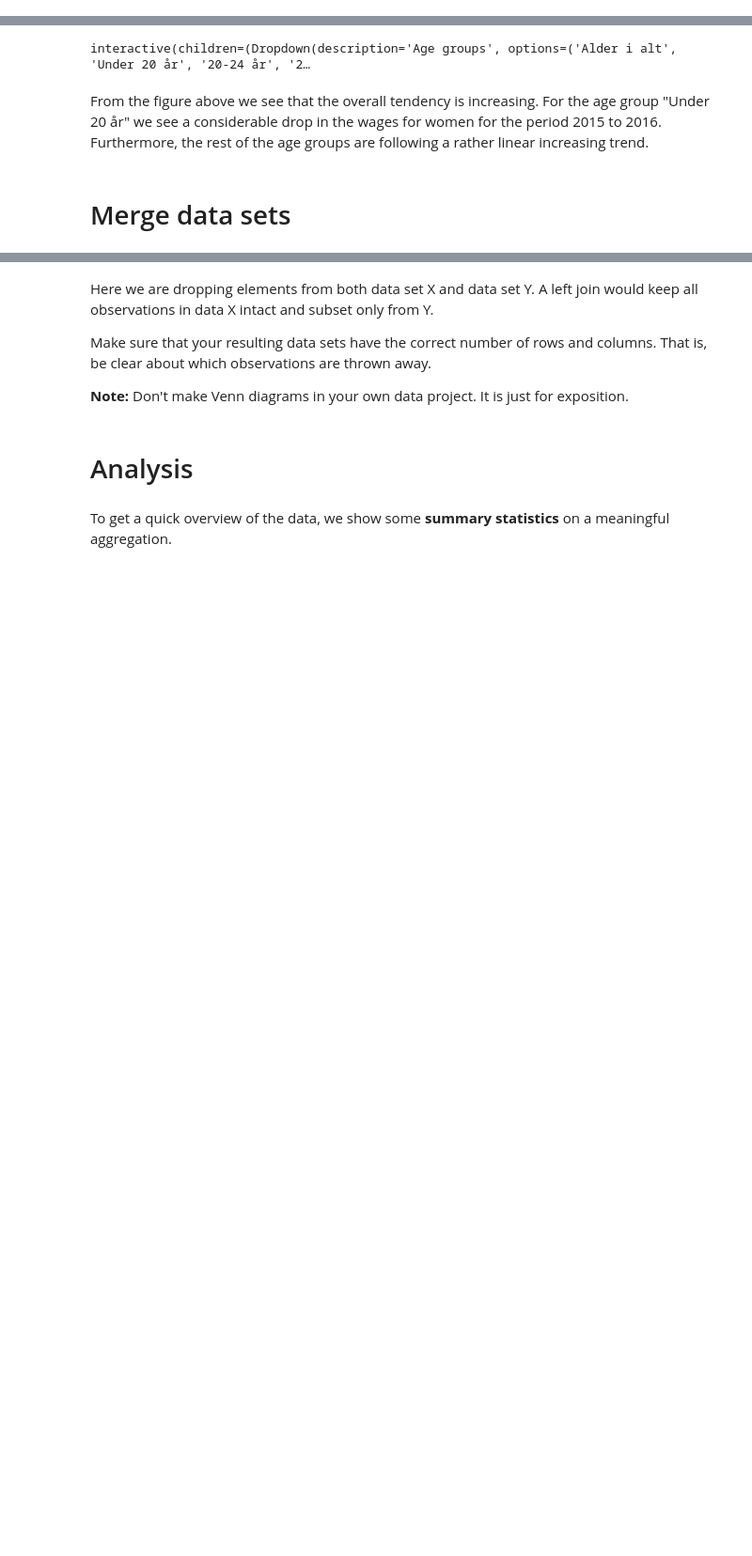
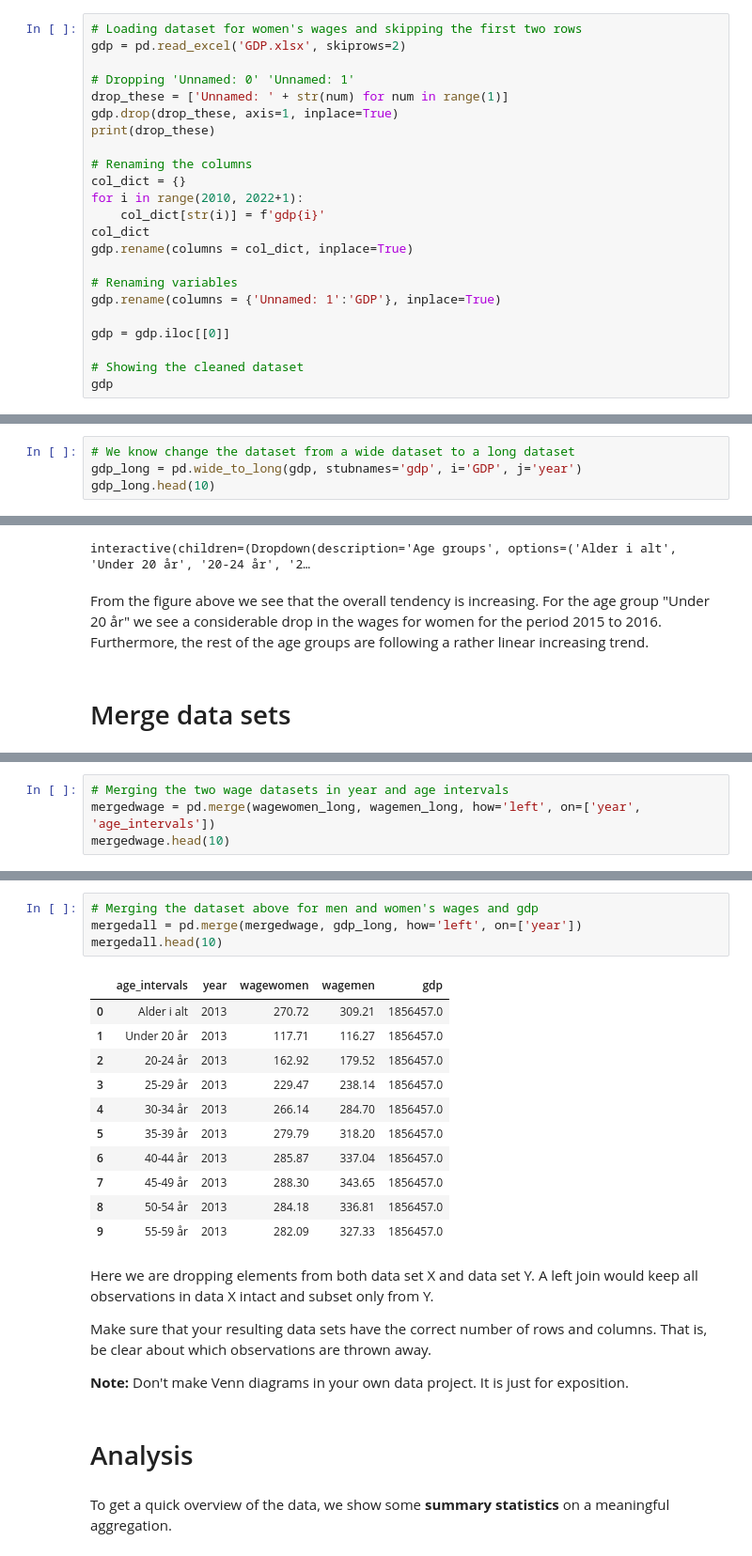
Before and after one commit to NumEconCopenhagen/projects-2023-julie-ida-ida, a Jupyter notebook: dataproject/dataproject.ipynb, the cells around one changed output, grey strips where cells are left out. Shown: that part at 94% size. Saved outputs shown, nothing was run; the diff lists cells and outputs as text; blank space fills up the shorter version.

```diff
--- a/dataproject/dataproject.ipynb
+++ b/dataproject/dataproject.ipynb
@@ -144,3 +145,26 @@ wagewomen_long.head(10)
 | 45-49 år | 2013 | 288.30 |
 | 50-54 år | 2013 | 284.18 |
 | 55-59 år | 2013 | 282.09 |
+# %%
+# Loading dataset for women's wages and skipping the first two rows
+gdp = pd.read_excel('GDP.xlsx', skiprows=2)
+
+# Dropping 'Unnamed: 0' 'Unnamed: 1'
+drop_these = ['Unnamed: ' + str(num) for num in range(1)]
+gdp.drop(drop_these, axis=1, inplace=True)
+print(drop_these)
+
+# Renaming the columns
+col_dict = {}
+for i in range(2010, 2022+1):
+    col_dict[str(i)] = f'gdp{i}'
+col_dict
+gdp.rename(columns = col_dict, inplace=True)
+
+# Renaming variables
+gdp.rename(columns = {'Unnamed: 1':'GDP'}, inplace=True)
+
+gdp = gdp.iloc[[0]]
+
+# Showing the cleaned dataset
+gdp
@@ -146,0 +175,4 @@ wagewomen_long.head(10)
+# %%
+# We know change the dataset from a wide dataset to a long dataset
+gdp_long = pd.wide_to_long(gdp, stubnames='gdp', i='GDP', j='year')
+gdp_long.head(10)
@@ -222,0 +268,4 @@ Now you create combinations of your loaded data sets. Remember the illustration
+# %%
+# Merging the two wage datasets in year and age intervals
+mergedwage = pd.merge(wagewomen_long, wagemen_long, how='left', on=['year', 'age_intervals'])
+mergedwage.head(10)
@@ -230,3 +302,19 @@ plt.show()
+# %%
+# Merging the dataset above for men and women's wages and gdp
+mergedall = pd.merge(mergedwage, gdp_long, how='left', on=['year'])
+mergedall.head(10)
+# %% [output]
+|  | age_intervals | year | wagewomen | wagemen | gdp |
+| 0 | Alder i alt | 2013 | 270.72 | 309.21 | 1856457.0 |
+| 1 | Under 20 år | 2013 | 117.71 | 116.27 | 1856457.0 |
+| 2 | 20-24 år | 2013 | 162.92 | 179.52 | 1856457.0 |
+| 3 | 25-29 år | 2013 | 229.47 | 238.14 | 1856457.0 |
+| 4 | 30-34 år | 2013 | 266.14 | 284.70 | 1856457.0 |
+| 5 | 35-39 år | 2013 | 279.79 | 318.20 | 1856457.0 |
+| 6 | 40-44 år | 2013 | 285.87 | 337.04 | 1856457.0 |
+| 7 | 45-49 år | 2013 | 288.30 | 343.65 | 1856457.0 |
+| 8 | 50-54 år | 2013 | 284.18 | 336.81 | 1856457.0 |
+| 9 | 55-59 år | 2013 | 282.09 | 327.33 | 1856457.0 |
 # %% [markdown]
 Here we are dropping elements from both data set X and data set Y. A left join would keep all observations in data X intact and subset only from Y.
 
```
Also changed, not shown: parts of 11 cells of this notebook, 1 other file.
